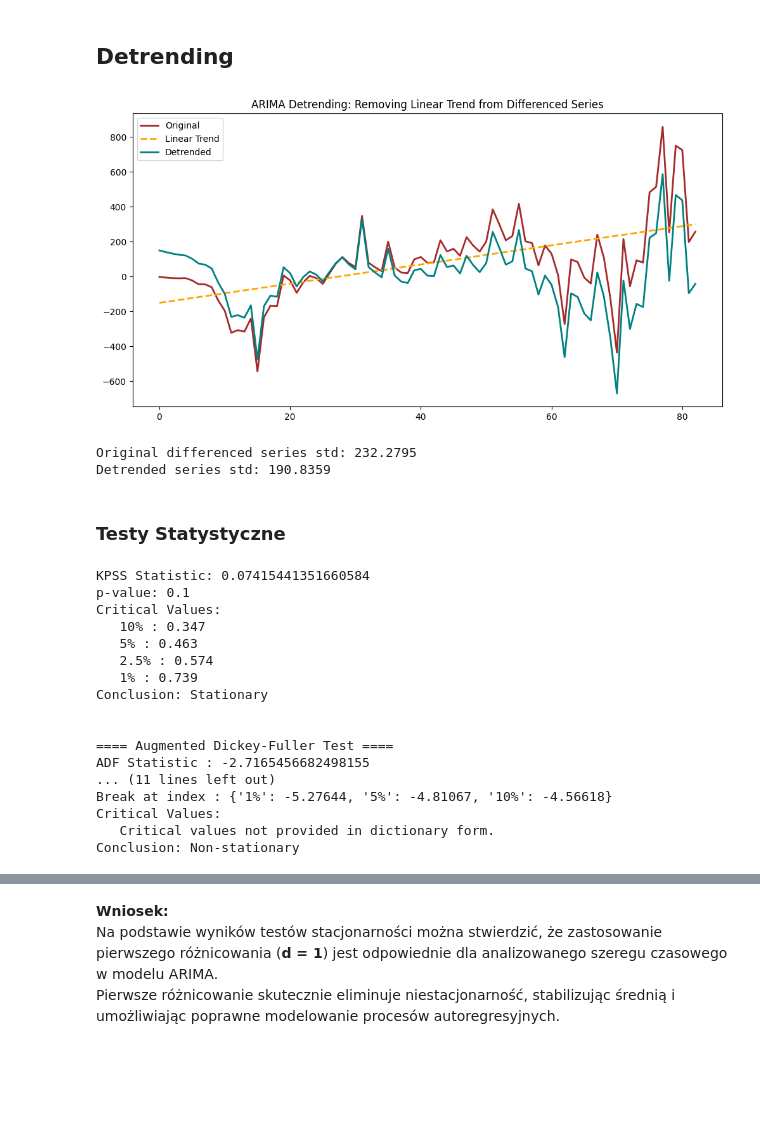
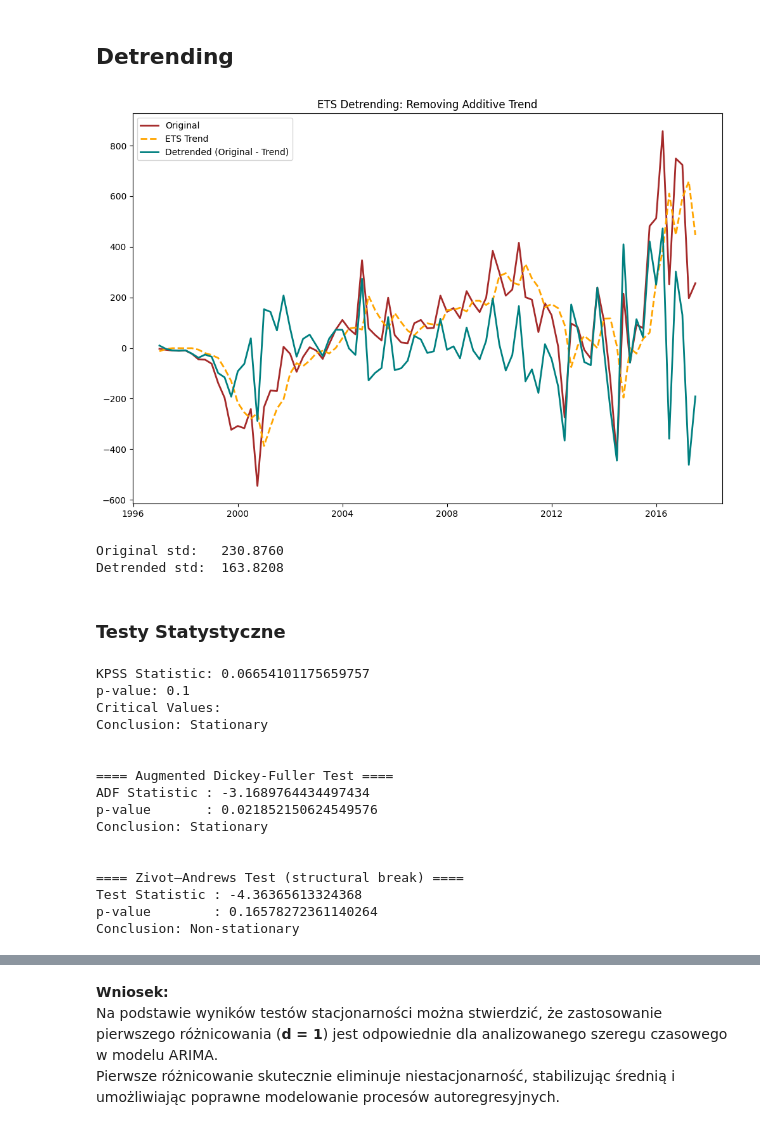
Before and after one commit to KawaMaciej/Stochastyczna, a Jupyter notebook: notebook.ipynb, the cells around one changed output, grey strips where cells are left out. Cells and saved outputs as stored; diff of their text form; code cells hidden in the pictures; blank space fills up the shorter version.

```diff
--- a/notebook.ipynb
+++ b/notebook.ipynb
@@ -150,58 +116,36 @@ plt.show()
 # %% [markdown]
 ## Detrending
 # %%
-from scipy import signal
+from diagnose import detrending
+
 y_d = df["Net Income/Loss"].copy()
 
-y_detrended_vals = signal.detrend(df["Net Income/Loss"].values, type='linear')
-
-x = np.arange(len(y_d))
-z = np.polyfit(x, df["Net Income/Loss"].values, 1)
-trend_line = z[0] * x + z[1]
-
-y_detrended = pd.Series(y_detrended_vals, index=df["Net Income/Loss"].index)
-
-plt.figure(figsize=figsize)
-plt.plot(y_d.values, label='Original', alpha=1, color = 'brown', linewidth=2)
-plt.plot(trend_line, label='Linear Trend', linestyle='--', linewidth=2, color ='orange')
-plt.plot(y_detrended.values, label='Detrended', alpha=1, color='teal', linewidth=2)
-plt.title('ARIMA Detrending: Removing Linear Trend from Differenced Series')
-plt.legend()
-plt.show()
-
-print(f"Original differenced series std: {y_d.std():.4f}")
-print(f"Detrended series std: {y_detrended.std():.4f}")
-
-dfs.append(y_detrended)
+y_detrended = detrending(y_d.values, y_d.index, plots=True)
 # %% [output]
-[figure, old version]
+[figure, new version]
-Original differenced series std: 232.2795
-Detrended series std: 190.8359
+Original std:   230.8760
+Detrended std:  163.8208
 # %% [markdown]
 ### Testy Statystyczne
 # %%
-from diagnose import kpss_test, adf_test, zivot_andrews_test
+from diagnose import diagnose_stationarity
 
-
-kpss_test(y_detrended, regression='c')
-adf_test(y_detrended)
-zivot_andrews_test(y_detrended)
+diagnose_stationarity(y_detrended)
 # %% [output]
-KPSS Statistic: 0.07415441351660584
+KPSS Statistic: 0.06654101175659757
 p-value: 0.1
 Critical Values:
-   10% : 0.347
-   5% : 0.463
-   2.5% : 0.574
-   1% : 0.739
 Conclusion: Stationary
 
 
 ==== Augmented Dickey-Fuller Test ====
-ADF Statistic : -2.7165456682498155
-... (11 lines left out)
-Break at index : {'1%': -5.27644, '5%': -4.81067, '10%': -4.56618}
-Critical Values:
-   Critical values not provided in dictionary form.
+ADF Statistic : -3.1689764434497434
+p-value       : 0.021852150624549576
+Conclusion: Stationary
+
+
+==== Zivot–Andrews Test (structural break) ====
+Test Statistic : -4.36365613324368
+p-value        : 0.16578272361140264
 Conclusion: Non-stationary
 # %%
```
Also changed, not shown: parts of 32 cells of this notebook, 1 other file.
